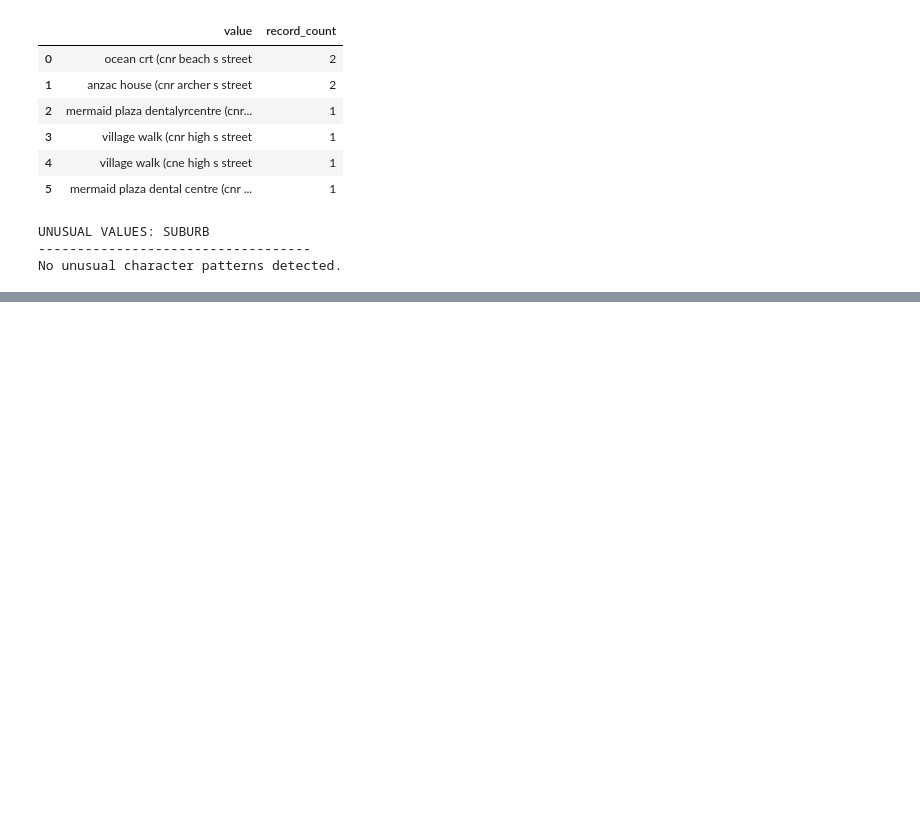
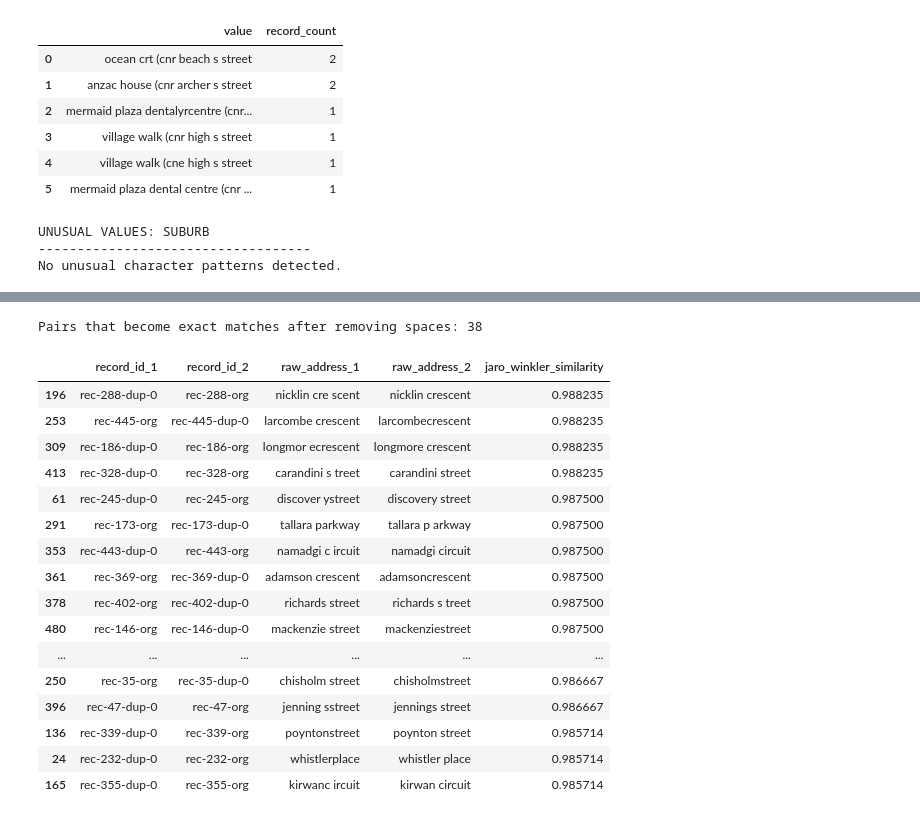
Before and after one commit to WaleBalogunK/Repository-name-entity-resolution-golden-record-lab, a Jupyter notebook: notebooks/01_data_acquisition_and_initial_audit.ipynb, the cells around one changed output, grey strips where cells are left out. Saved outputs shown, nothing was run; the diff lists cells and outputs as text; code cells hidden in the pictures; blank space fills up the shorter version.

```diff
--- a/notebooks/01_data_acquisition_and_initial_audit.ipynb
+++ b/notebooks/01_data_acquisition_and_initial_audit.ipynb
@@ -2024,0 +2302,45 @@ No unusual character patterns detected.
+# %%
+spacing_only_address_differences = (
+    available_address_pairs[
+        (~available_address_pairs["normalised_exact_match"])
+        & available_address_pairs["compact_exact_match"]
+    ][
+        [
+            "record_id_1",
+            "record_id_2",
+            "raw_address_1",
+            "raw_address_2",
+            "jaro_winkler_similarity"
+        ]
+    ]
+    .sort_values(
+        by="jaro_winkler_similarity",
+        ascending=False
+    )
+)
+
+print(
+    "Pairs that become exact matches after removing spaces: "
+    f"{len(spacing_only_address_differences):,}"
+)
+
+spacing_only_address_differences.head(20)
+# %% [output]
+Pairs that become exact matches after removing spaces: 38
+|  | record_id_1 | record_id_2 | raw_address_1 | raw_address_2 | jaro_winkler_similarity |
+| 196 | rec-288-dup-0 | rec-288-org | nicklin cre scent | nicklin crescent | 0.988235 |
+| 253 | rec-445-org | rec-445-dup-0 | larcombe crescent | larcombecrescent | 0.988235 |
+| 309 | rec-186-dup-0 | rec-186-org | longmor ecrescent | longmore crescent | 0.988235 |
+| 413 | rec-328-dup-0 | rec-328-org | carandini s treet | carandini street | 0.988235 |
+| 61 | rec-245-dup-0 | rec-245-org | discover ystreet | discovery street | 0.987500 |
+| 291 | rec-173-org | rec-173-dup-0 | tallara parkway | tallara p arkway | 0.987500 |
+| 353 | rec-443-dup-0 | rec-443-org | namadgi c ircuit | namadgi circuit | 0.987500 |
+| 361 | rec-369-org | rec-369-dup-0 | adamson crescent | adamsoncrescent | 0.987500 |
+| 378 | rec-402-org | rec-402-dup-0 | richards street | richards s treet | 0.987500 |
+| 480 | rec-146-org | rec-146-dup-0 | mackenzie street | mackenziestreet | 0.987500 |
+| ... | ... | ... | ... | ... | ... |
+| 250 | rec-35-org | rec-35-dup-0 | chisholm street | chisholmstreet | 0.986667 |
+| 396 | rec-47-dup-0 | rec-47-org | jenning sstreet | jennings street | 0.986667 |
+| 136 | rec-339-dup-0 | rec-339-org | poyntonstreet | poynton street | 0.985714 |
+| 24 | rec-232-dup-0 | rec-232-org | whistlerplace | whistler place | 0.985714 |
+| 165 | rec-355-dup-0 | rec-355-org | kirwanc ircuit | kirwan circuit | 0.985714 |
```
Also changed, not shown: parts of 9 cells of this notebook.
